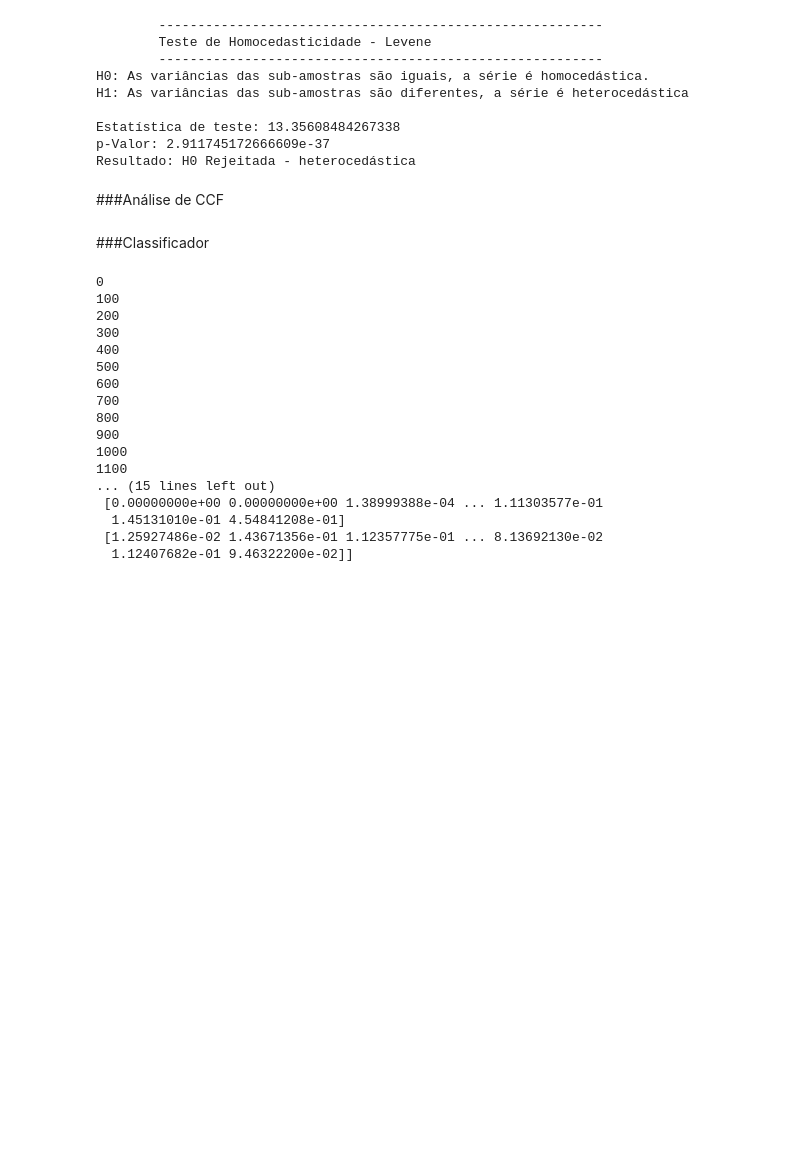
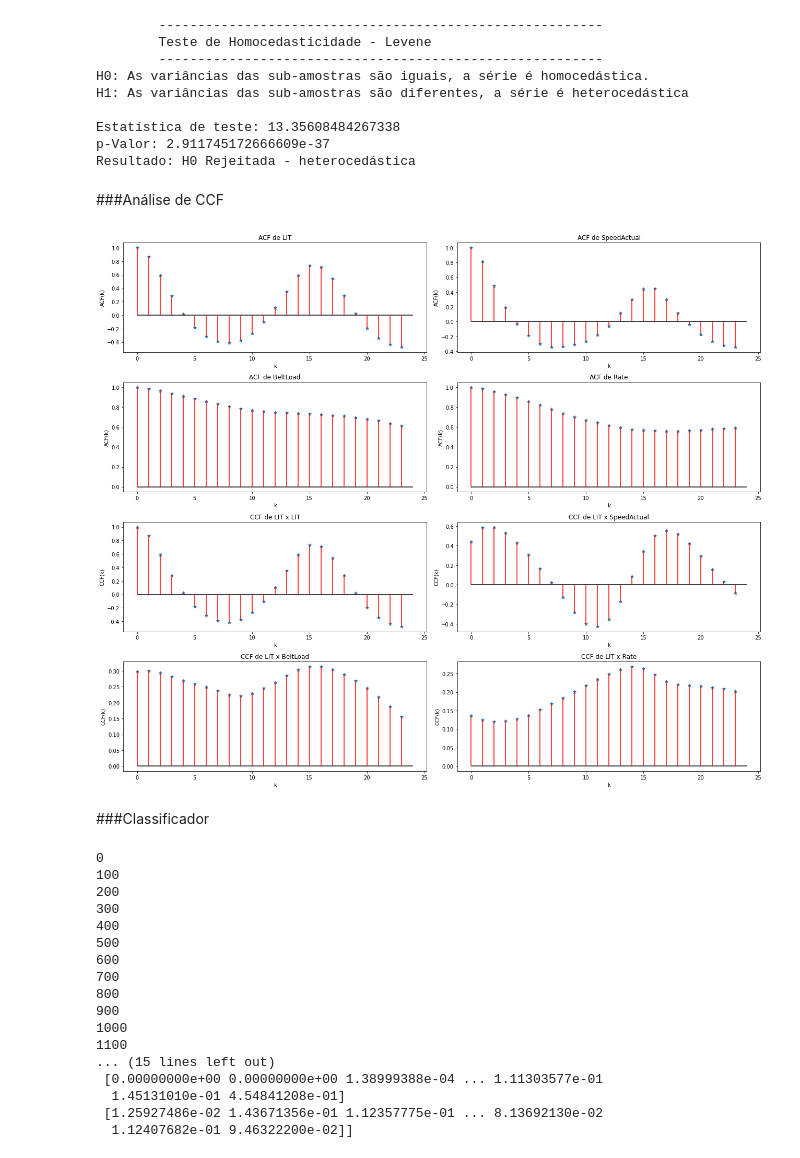
Before and after one commit to gabrielvinicios02/ExperimentsMultivariate, a Jupyter notebook: ClassificadorXGBoost.ipynb, the cells around one changed output. Cells and saved outputs as stored; diff of their text form; code cells hidden in the pictures; blank space fills up the shorter version.

```diff
--- a/ClassificadorXGBoost.ipynb
+++ b/ClassificadorXGBoost.ipynb
@@ -583,24 +583,26 @@ def plot_ccf(X, Y, k, **kwargs):
 # %%
 fig, ax = plt.subplots(nrows=4, ncols=2,figsize=[18,15])
 
 ax[0][0].set_title('ACF de LIT')
-plot_acf(datasets5['LIT'].values, 24, axis=ax[0][0])
+plot_acf(datasets3['LIT'].values, 24, axis=ax[0][0])
 ax[0][1].set_title('ACF de SpeedActual')
-plot_acf(datasets5['SpeedActual'].values, 24, axis=ax[0][1])
+plot_acf(datasets3['SpeedActual'].values, 24, axis=ax[0][1])
 ax[1][0].set_title('ACF de BeltLoad')
-plot_acf(datasets5['BeltLoad'].values, 24, axis=ax[1][0])
+plot_acf(datasets3['BeltLoad'].values, 24, axis=ax[1][0])
 ax[1][1].set_title('ACF de Rate')
-plot_acf(datasets5['Rate'].values, 24, axis=ax[1][1])
+plot_acf(datasets3['Rate'].values, 24, axis=ax[1][1])
 ax[2][0].set_title('CCF de LIT x LIT')
-plot_ccf(datasets5['LIT'].values, datasets5['LIT'].values, 24, axis=ax[2][0])
+plot_ccf(datasets3['LIT'].values, datasets3['LIT'].values, 24, axis=ax[2][0])
 ax[2][1].set_title('CCF de LIT x SpeedActual')
-plot_ccf(datasets5['LIT'].values, datasets5['SpeedActual'].values, 24, axis=ax[2][1])
+plot_ccf(datasets3['LIT'].values, datasets3['SpeedActual'].values, 24, axis=ax[2][1])
 ax[3][0].set_title('CCF de LIT x BeltLoad')
-plot_ccf(datasets5['LIT'].values, datasets5['BeltLoad'].values, 24, axis=ax[3][0])
+plot_ccf(datasets3['LIT'].values, datasets3['BeltLoad'].values, 24, axis=ax[3][0])
 ax[3][1].set_title('CCF de LIT x Rate')
-plot_ccf(datasets5['LIT'].values, datasets5['Rate'].values, 24, axis=ax[3][1])
+plot_ccf(datasets3['LIT'].values, datasets3['Rate'].values, 24, axis=ax[3][1])
 
 plt.tight_layout()
+# %% [output]
+[figure, added]
 # %% [markdown]
 ###Classificador
 # %%
```
